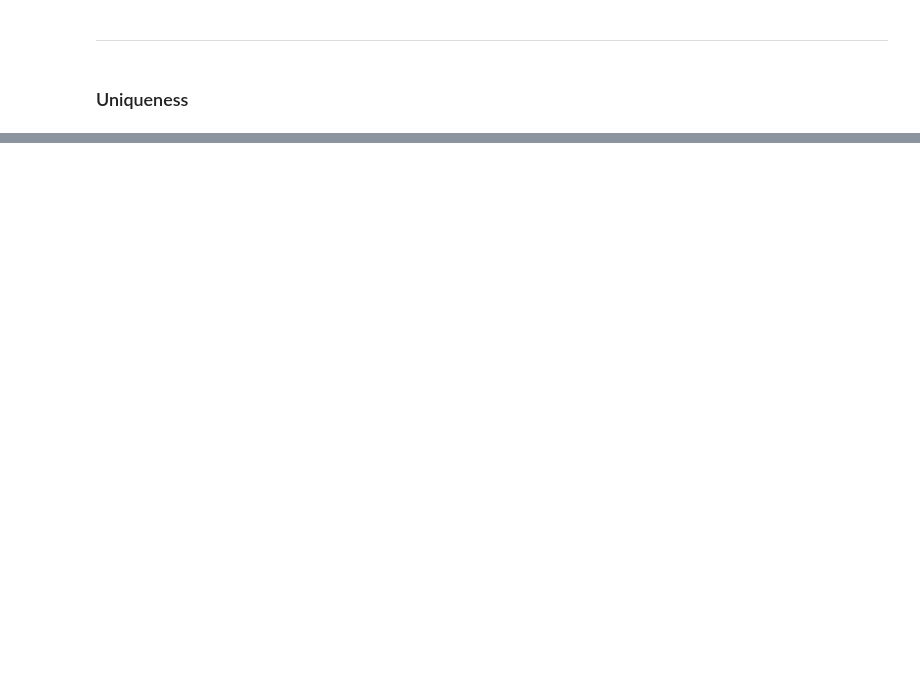
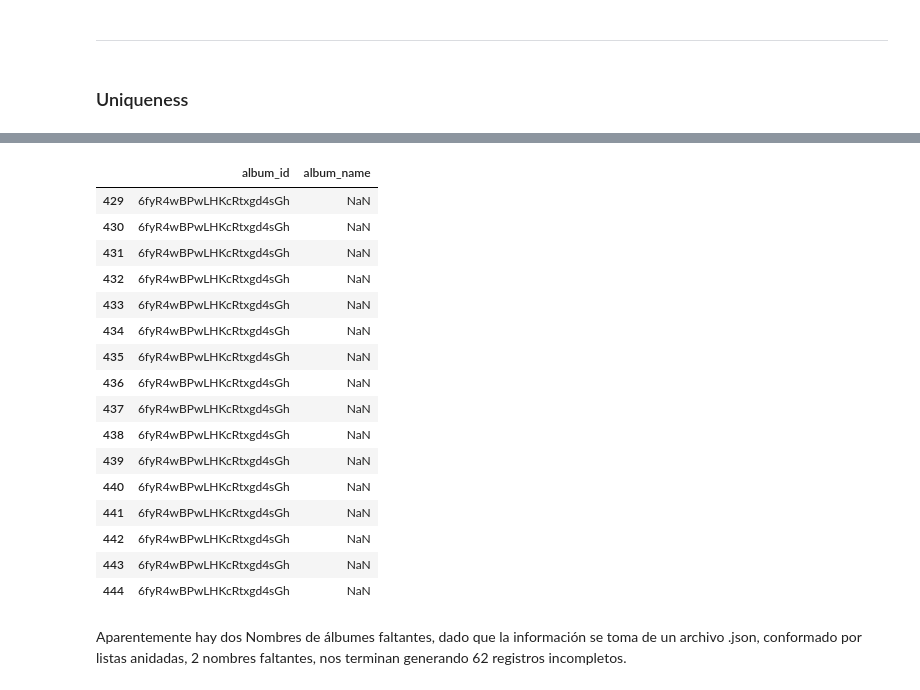
Before and after one commit to cristian-torres-ds/data_quality_engineer, a Jupyter notebook: data_quality_assessment.ipynb, the cells around one changed output, grey strips where cells are left out. Drawn from its saved outputs; the diff is of its cells as text; code cells hidden in the pictures; blank space fills up the shorter version.

```diff
--- a/data_quality_assessment.ipynb
+++ b/data_quality_assessment.ipynb
@@ -276,0 +419,22 @@ df.isna().sum()[df.isna().sum() > 0].plot(kind='bar')
+# %%
+df[df['album_id'] == '6fyR4wBPwLHKcRtxgd4sGh'][['album_id', 'album_name']]
+# %% [output]
+|  | album_id | album_name |
+| 429 | 6fyR4wBPwLHKcRtxgd4sGh | NaN |
+| 430 | 6fyR4wBPwLHKcRtxgd4sGh | NaN |
+| 431 | 6fyR4wBPwLHKcRtxgd4sGh | NaN |
+| 432 | 6fyR4wBPwLHKcRtxgd4sGh | NaN |
+| 433 | 6fyR4wBPwLHKcRtxgd4sGh | NaN |
+| 434 | 6fyR4wBPwLHKcRtxgd4sGh | NaN |
+| 435 | 6fyR4wBPwLHKcRtxgd4sGh | NaN |
+| 436 | 6fyR4wBPwLHKcRtxgd4sGh | NaN |
+| 437 | 6fyR4wBPwLHKcRtxgd4sGh | NaN |
+| 438 | 6fyR4wBPwLHKcRtxgd4sGh | NaN |
+| 439 | 6fyR4wBPwLHKcRtxgd4sGh | NaN |
+| 440 | 6fyR4wBPwLHKcRtxgd4sGh | NaN |
+| 441 | 6fyR4wBPwLHKcRtxgd4sGh | NaN |
+| 442 | 6fyR4wBPwLHKcRtxgd4sGh | NaN |
+| 443 | 6fyR4wBPwLHKcRtxgd4sGh | NaN |
+| 444 | 6fyR4wBPwLHKcRtxgd4sGh | NaN |
+# %% [markdown]
+Aparentemente hay dos Nombres de álbumes faltantes, dado que la información se toma de un archivo .json, conformado por listas anidadas, 2 nombres faltantes, nos terminan generando 62 registros incompletos.
```
Also changed, not shown: parts of 18 cells of this notebook.
